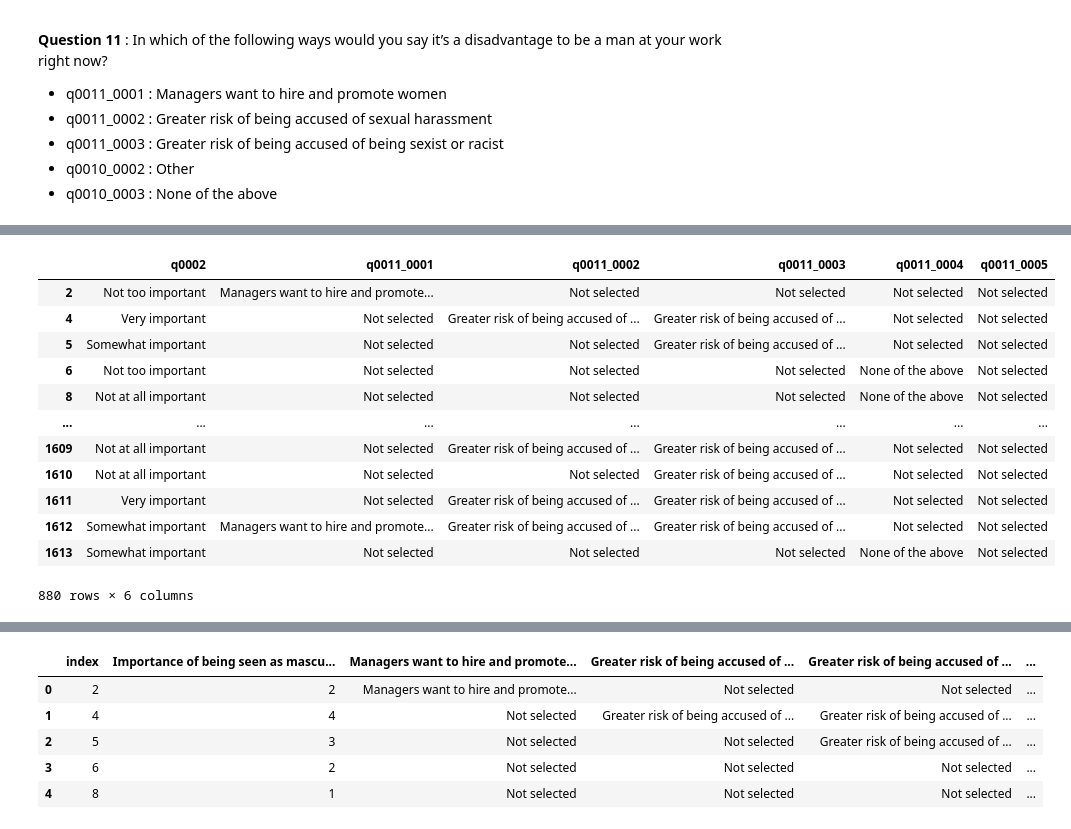
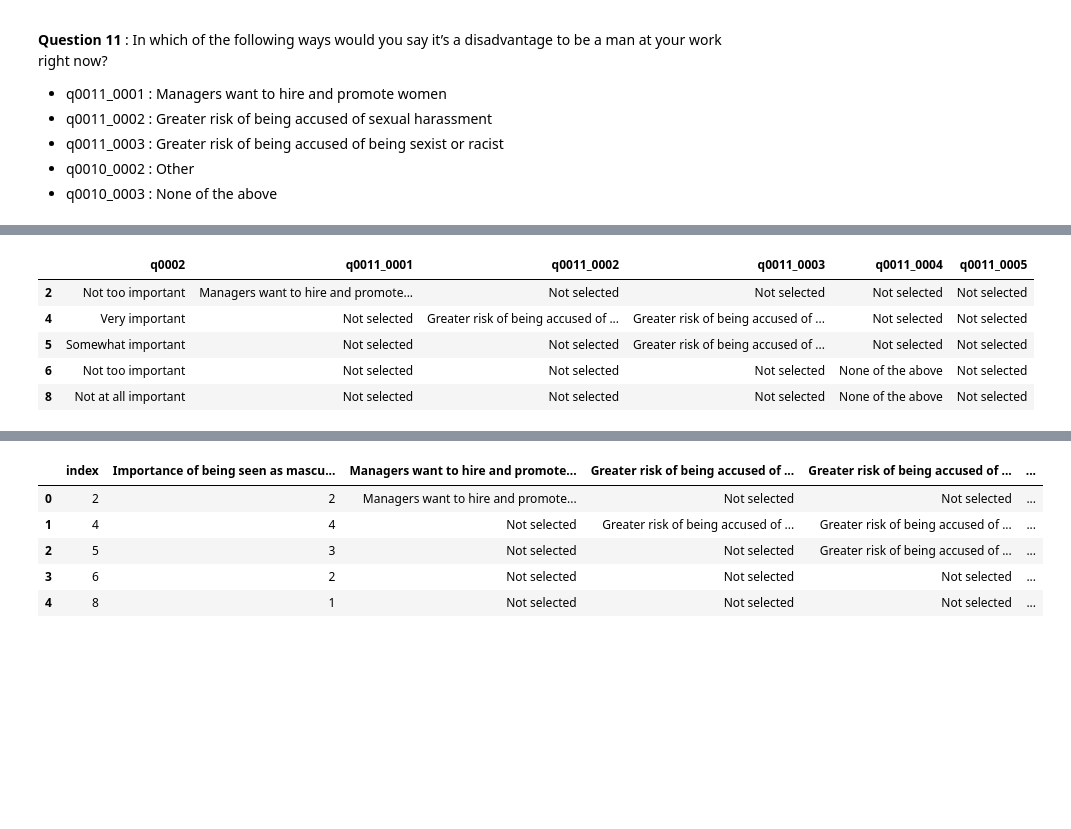
Before and after one commit to data301-2021-winter1/group20-project-, a Jupyter notebook: notebooks/analysis1.ipynb, the cells around one changed output, grey strips where cells are left out. Cells and saved outputs as stored; diff of their text form; code cells hidden in the pictures; blank space fills up the shorter version.

```diff
--- a/notebooks/analysis1.ipynb
+++ b/notebooks/analysis1.ipynb
@@ -397,20 +248,13 @@ df11
 # %%
 df11 = df11.dropna()
-df11
+df11.head()
 # %% [output]
 |  | q0002 | q0011_0001 | q0011_0002 | q0011_0003 | q0011_0004 | q0011_0005 |
 | 2 | Not too important | Managers want to hire and promote... | Not selected | Not selected | Not selected | Not selected |
 | 4 | Very important | Not selected | Greater risk of being accused of ... | Greater risk of being accused of ... | Not selected | Not selected |
 | 5 | Somewhat important | Not selected | Not selected | Greater risk of being accused of ... | Not selected | Not selected |
 | 6 | Not too important | Not selected | Not selected | Not selected | None of the above | Not selected |
 | 8 | Not at all important | Not selected | Not selected | Not selected | None of the above | Not selected |
-| ... | ... | ... | ... | ... | ... | ... |
-| 1609 | Not at all important | Not selected | Greater risk of being accused of ... | Greater risk of being accused of ... | Not selected | Not selected |
-| 1610 | Not at all important | Not selected | Not selected | Greater risk of being accused of ... | Not selected | Not selected |
-| 1611 | Very important | Not selected | Greater risk of being accused of ... | Greater risk of being accused of ... | Not selected | Not selected |
-| 1612 | Somewhat important | Managers want to hire and promote... | Greater risk of being accused of ... | Greater risk of being accused of ... | Not selected | Not selected |
-| 1613 | Somewhat important | Not selected | Not selected | Not selected | None of the above | Not selected |
-880 rows × 6 columns
 # %%
 df11 = df11.rename(columns={"q0002":"Importance of being seen as masculine"})
 df11 = df11.select_dtypes(include=['object']).copy()
```
Also changed, not shown: parts of 29 cells of this notebook, 3 other files.
